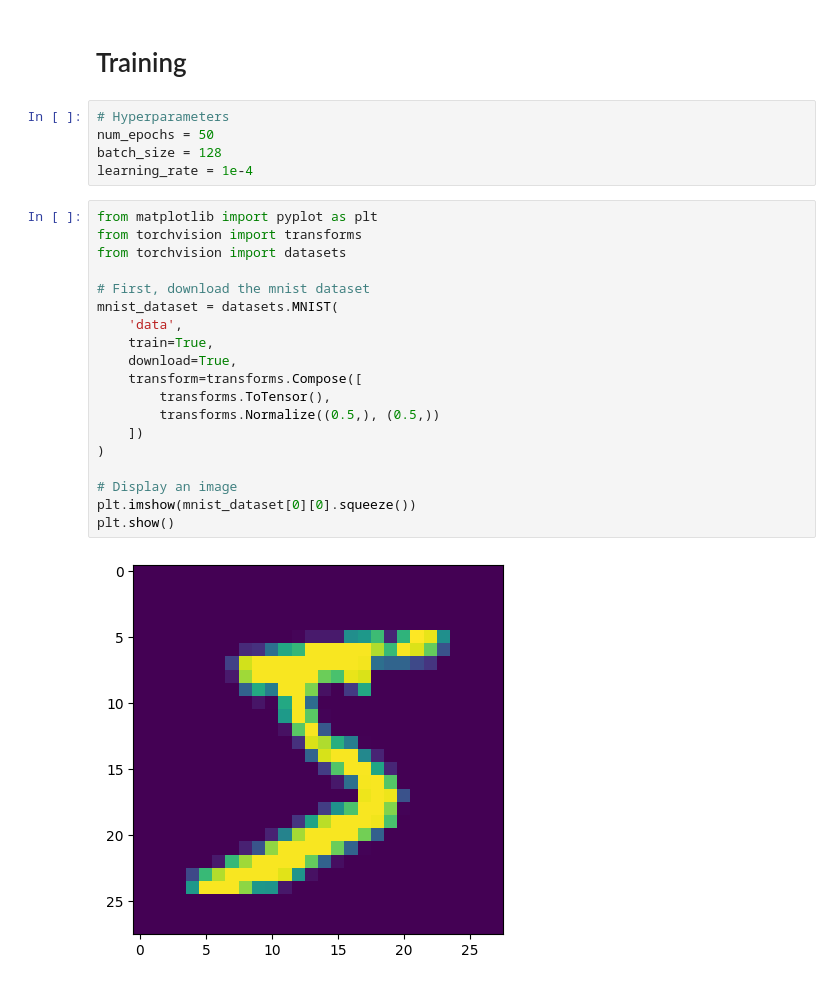
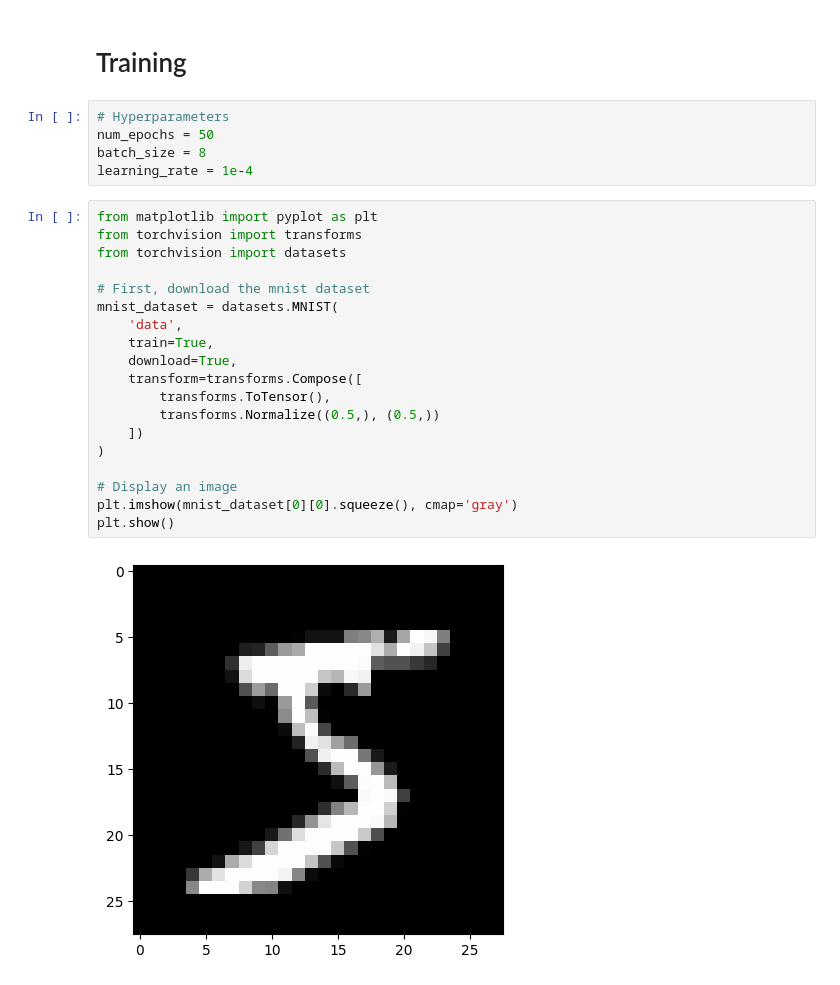
Before and after one commit to rcgreen99/gan, a Jupyter notebook: gan.ipynb, the cells around one changed output. Cells and saved outputs as stored; diff of their text form.

Commit message:
First working version on mnist

```diff
--- a/gan.ipynb
+++ b/gan.ipynb
@@ -14,26 +14,26 @@ from discriminator import Discriminator
 # %%
 # Hyperparameters
 num_epochs = 50
-batch_size = 128
+batch_size = 8
 learning_rate = 1e-4
 # %%
 from matplotlib import pyplot as plt
 from torchvision import transforms
 from torchvision import datasets
 
 # First, download the mnist dataset
 mnist_dataset = datasets.MNIST(
     'data',
     train=True,
     download=True,
     transform=transforms.Compose([
         transforms.ToTensor(),
         transforms.Normalize((0.5,), (0.5,))
     ])
 )
 
 # Display an image
-plt.imshow(mnist_dataset[0][0].squeeze())
+plt.imshow(mnist_dataset[0][0].squeeze(), cmap='gray')
 plt.show()
 # %% [output]
-[figure, old version]
+[figure, new version]
```
Also changed, not shown: parts of 2 cells of this notebook, 5 other files.
